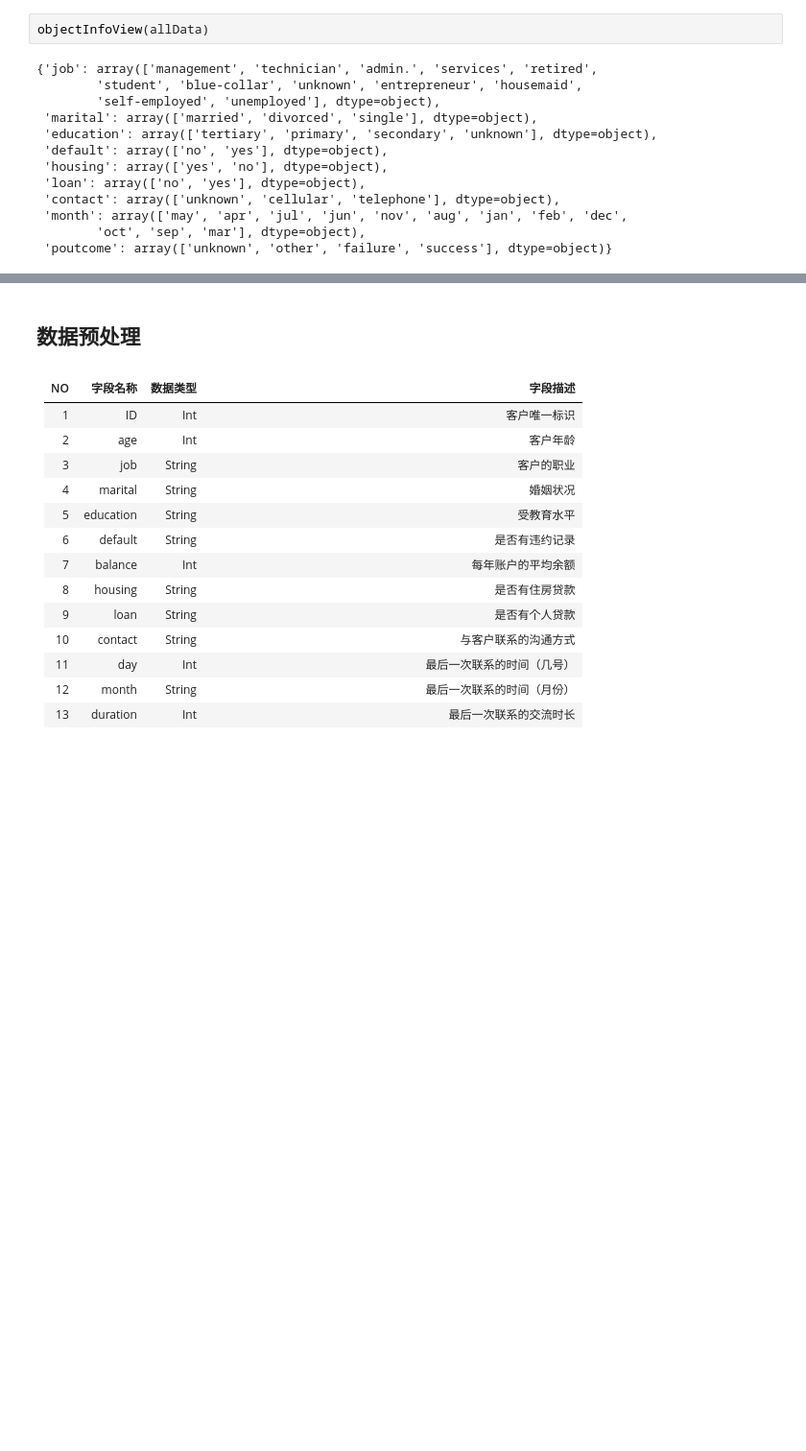
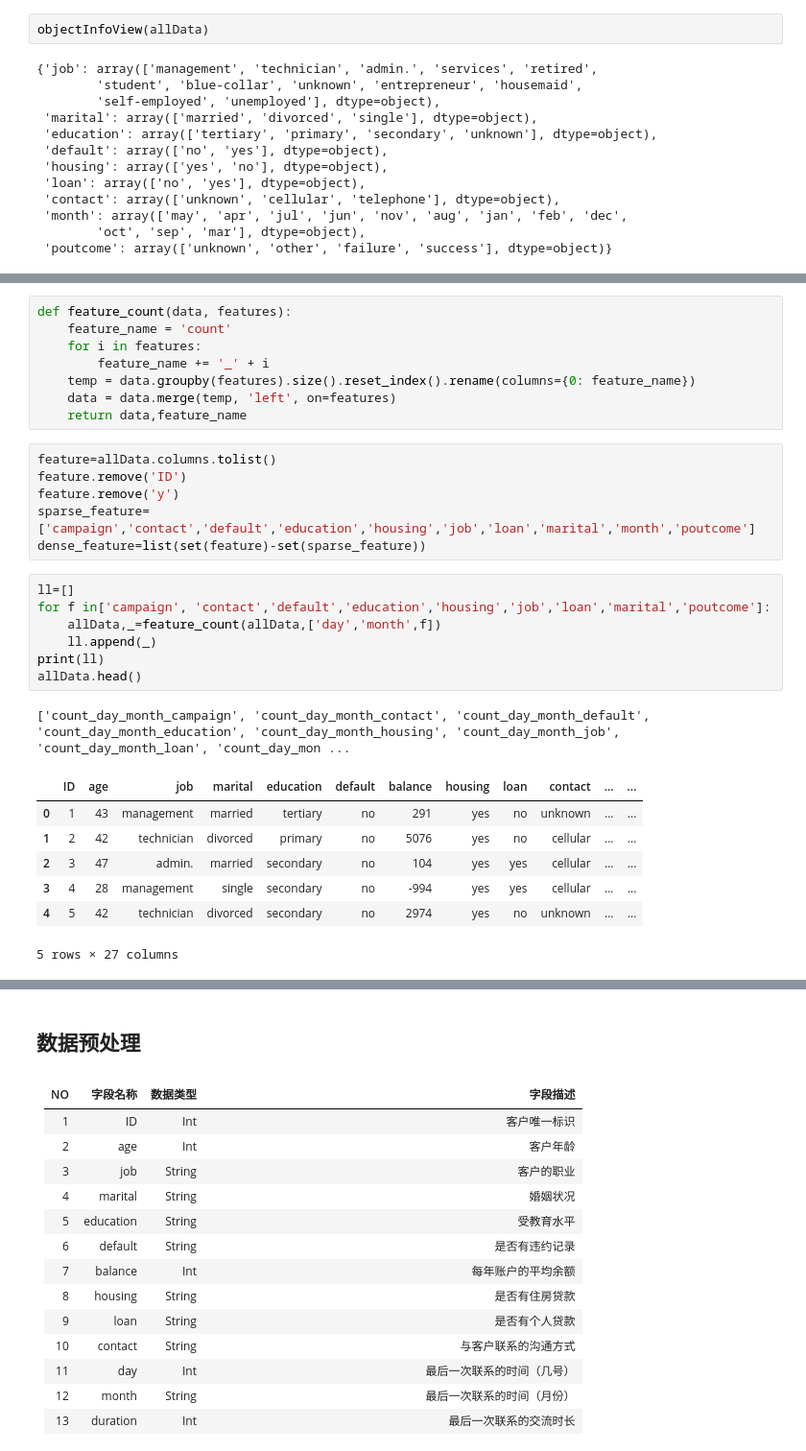
Before and after one commit to HongtaoZ/PlayAsNovice, a Jupyter notebook: 「二分类算法」提供银行精准营销解决方案/二分类算法.ipynb, the cells around one changed output, grey strips where cells are left out. Shown at 96% size. Cells and saved outputs as stored; diff of their text form; blank space fills up the shorter version.

```diff
--- a/「二分类算法」提供银行精准营销解决方案/二分类算法.ipynb
+++ b/「二分类算法」提供银行精准营销解决方案/二分类算法.ipynb
@@ -73,0 +97,30 @@ objectInfoView(allData)
+# %%
+def feature_count(data, features):
+    feature_name = 'count'
+    for i in features:
+        feature_name += '_' + i
+    temp = data.groupby(features).size().reset_index().rename(columns={0: feature_name})
+    data = data.merge(temp, 'left', on=features)
+    return data,feature_name
+# %%
+feature=allData.columns.tolist()
+feature.remove('ID')
+feature.remove('y')
+sparse_feature= ['campaign','contact','default','education','housing','job','loan','marital','month','poutcome']
+dense_feature=list(set(feature)-set(sparse_feature))
+# %%
+ll=[]
+for f in['campaign', 'contact','default','education','housing','job','loan','marital','poutcome']:
+    allData,_=feature_count(allData,['day','month',f])
+    ll.append(_)
+print(ll)
+allData.head()
+# %% [output]
+['count_day_month_campaign', 'count_day_month_contact', 'count_day_month_default', 'count_day_month_education', 'count_day_month_housing', 'count_day_month_job', 'count_day_month_loan', 'count_day_mon ...
+|  | ID | age | job | marital | education | default | balance | housing | loan | contact | ... | ... |
+| 0 | 1 | 43 | management | married | tertiary | no | 291 | yes | no | unknown | ... | ... |
+| 1 | 2 | 42 | technician | divorced | primary | no | 5076 | yes | no | cellular | ... | ... |
+| 2 | 3 | 47 | admin. | married | secondary | no | 104 | yes | yes | cellular | ... | ... |
+| 3 | 4 | 28 | management | single | secondary | no | -994 | yes | yes | cellular | ... | ... |
+| 4 | 5 | 42 | technician | divorced | secondary | no | 2974 | yes | no | unknown | ... | ... |
+5 rows × 27 columns
```
Also changed, not shown: parts of 15 cells of this notebook.
